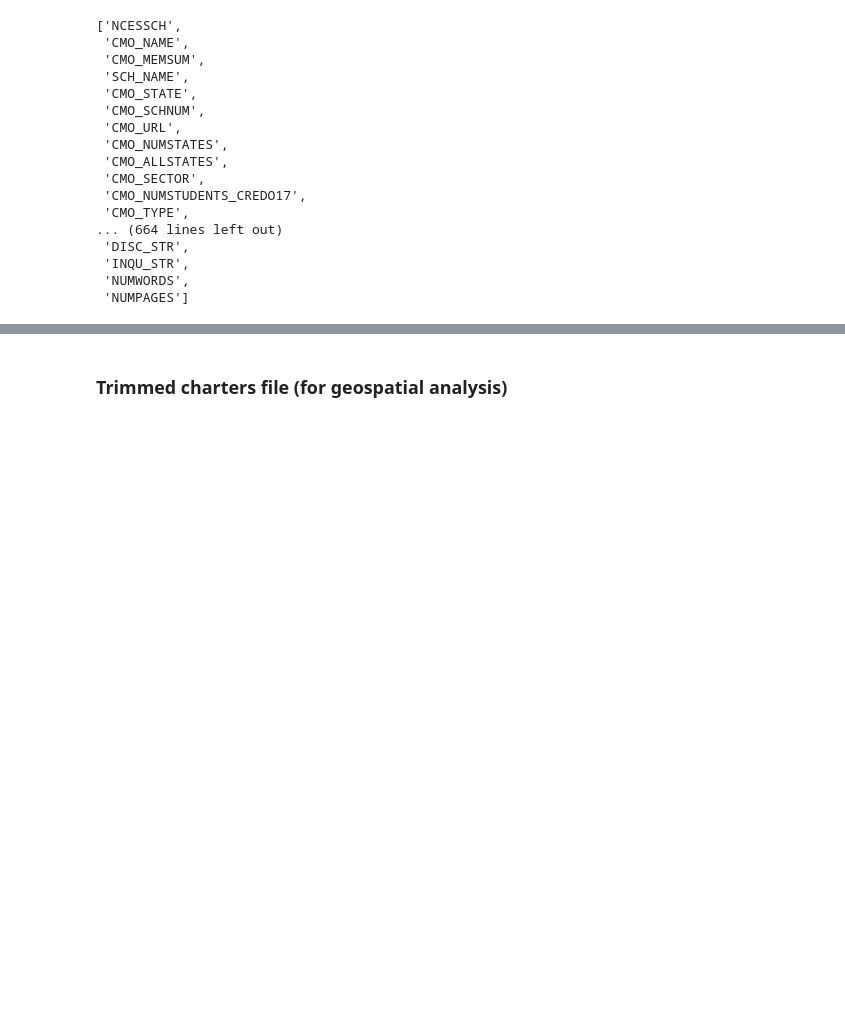
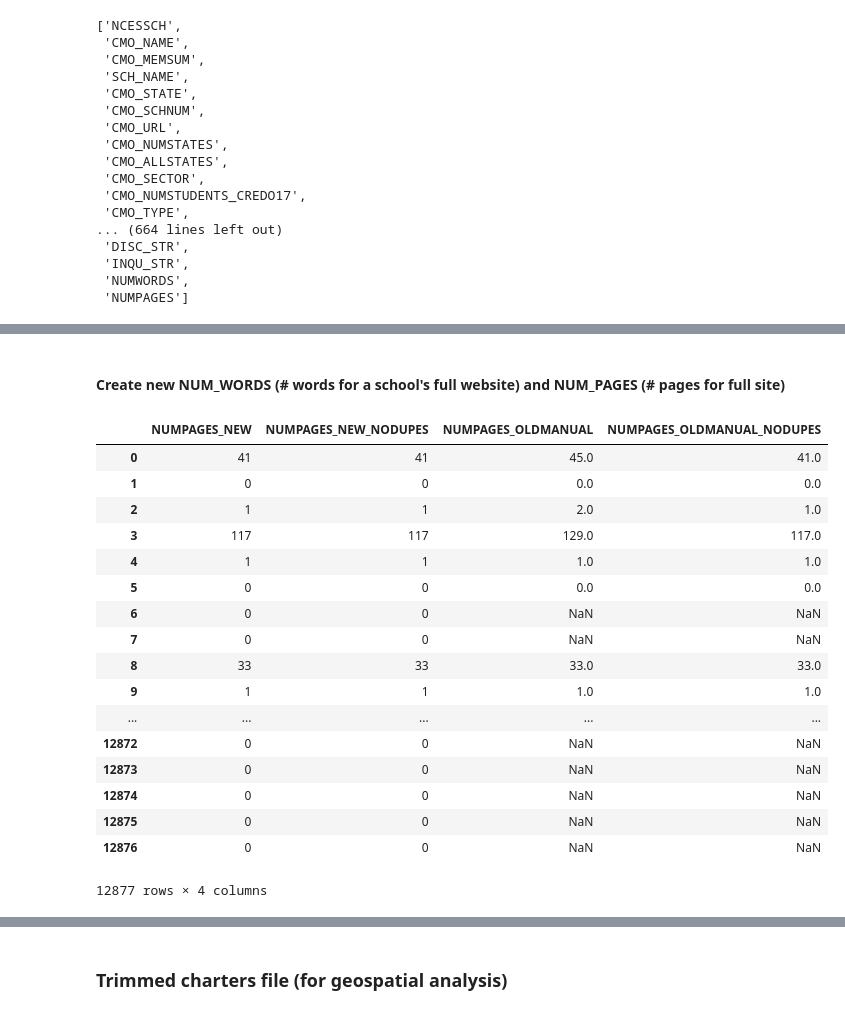
Before and after one commit to comp-strat/data_management, a Jupyter notebook: scripts/merge_CCD1516_etc.ipynb, the cells around one changed output, grey strips where cells are left out. Cells and saved outputs as stored; diff of their text form; code cells hidden in the pictures; blank space fills up the shorter version.

```diff
--- a/scripts/merge_CCD1516_etc.ipynb
+++ b/scripts/merge_CCD1516_etc.ipynb
@@ -463,0 +616,3 @@ unlappedtext_df.to_pickle(web_underlapped_storepath, index=False)
+# %%
+# Reduce memory load by converting dtypes, specifying DF to convert and list of columns to ignore:
+orgtext_df = convert_df(orgtext_df, ["WEBTEXT", "CMO_WEBTEXT"])
@@ -463,0 +624,16 @@ unlappedtext_df.to_pickle(web_underlapped_storepath, index=False)
+# %%
+# Load overlap-removed WEBTEXT data set into DF (prep for merge)
+gc.disable() # Make it load faster by disabling garbage collector
+unlappedtext_df = pd.read_csv(web_underlapped_loc, usecols=["NCESSCH", "WEBTEXT"], sep="\t", low_memory=False, encoding="utf-8")
+gc.enable() # Re-enable garbage collector for security
+
+# Show DF info, including # duplicates by NCESSCH
+print("# rows and cols: ", str(unlappedtext_df.shape))
+print("# duplicates by NCESSCH: ", sum(unlappedtext_df.duplicated(subset='NCESSCH', keep='first')))
+print("\nColumn names: ", list(unlappedtext_df))
+
+# Ensure no empty lists in WEBTEXT by replacing with NaN:
+unlappedtext_df["WEBTEXT"] = unlappedtext_df["WEBTEXT"].apply(lambda text: np.nan if len(text)==0 else text)
+
+# Convert matching variable NCESSCH to float type to prevent matching errors
+unlappedtext_df["NCESSCH"] = unlappedtext_df["NCESSCH"].astype(float)
@@ -463,0 +645,14 @@ unlappedtext_df.to_pickle(web_underlapped_storepath, index=False)
+# %%
+print("# columns: " + str(charterdf.shape[1]))
+
+# Drop duplicate columns:
+print("Dropping columns to make room for CCD 15-16 v2a...")
+removevars = []
+
+for col in list(unlappedtext_df):
+    if col in list(charterdf) and col!="NCESSCH":
+        removevars.append(col)
+
+charterdf.drop(columns=removevars, axis=1, inplace=True)
+
+print("NEW # columns: " + str(charterdf.shape[1]))
@@ -463,0 +687,31 @@ unlappedtext_df.to_pickle(web_underlapped_storepath, index=False)
+# %% [markdown]
+#### Create new NUM_WORDS (# words for a school's full website) and NUM_PAGES (# pages for full site)
+# %%
+# Coerce text column from string to list of strings
+unlappedtext_df['WEBTEXT'] = unlappedtext_df['WEBTEXT'].apply(ast.literal_eval)
+# %%
+# Compare different ways of counting number of pages
+unlappedtext_df["NUMPAGES_NEW"] = unlappedtext_df["WEBTEXT"].apply(len)
+unlappedtext_df["NUMPAGES_NEW_NODUPES"] = unlappedtext_df["WEBTEXT"].apply(lambda tuplist: len(list(set([page[3] for page in tuplist]))))
+orgtext_df["NUMPAGES_OLDMANUAL"] = orgtext_df["WEBTEXT"].apply(len)
+orgtext_df["NUMPAGES_OLDMANUAL_NODUPES"] = orgtext_df["WEBTEXT"].apply(lambda tuplist: len(list(set([page[3] for page in tuplist]))))
+pd.merge(unlappedtext_df, orgtext_df, how='left', on=["NCESSCH"])[["NUMPAGES_NEW", "NUMPAGES_NEW_NODUPES", "NUMPAGES_OLDMANUAL", "NUMPAGES_OLDMANUAL_NODUPES"]]
+# %% [output]
+|  | NUMPAGES_NEW | NUMPAGES_NEW_NODUPES | NUMPAGES_OLDMANUAL | NUMPAGES_OLDMANUAL_NODUPES |
+| 0 | 41 | 41 | 45.0 | 41.0 |
+| 1 | 0 | 0 | 0.0 | 0.0 |
+| 2 | 1 | 1 | 2.0 | 1.0 |
+| 3 | 117 | 117 | 129.0 | 117.0 |
+| 4 | 1 | 1 | 1.0 | 1.0 |
+| 5 | 0 | 0 | 0.0 | 0.0 |
+| 6 | 0 | 0 | NaN | NaN |
+| 7 | 0 | 0 | NaN | NaN |
+| 8 | 33 | 33 | 33.0 | 33.0 |
+| 9 | 1 | 1 | 1.0 | 1.0 |
+| ... | ... | ... | ... | ... |
+| 12872 | 0 | 0 | NaN | NaN |
+| 12873 | 0 | 0 | NaN | NaN |
+| 12874 | 0 | 0 | NaN | NaN |
+| 12875 | 0 | 0 | NaN | NaN |
+| 12876 | 0 | 0 | NaN | NaN |
+12877 rows × 4 columns
```
Also changed, not shown: parts of 75 cells of this notebook, 4 other files.
